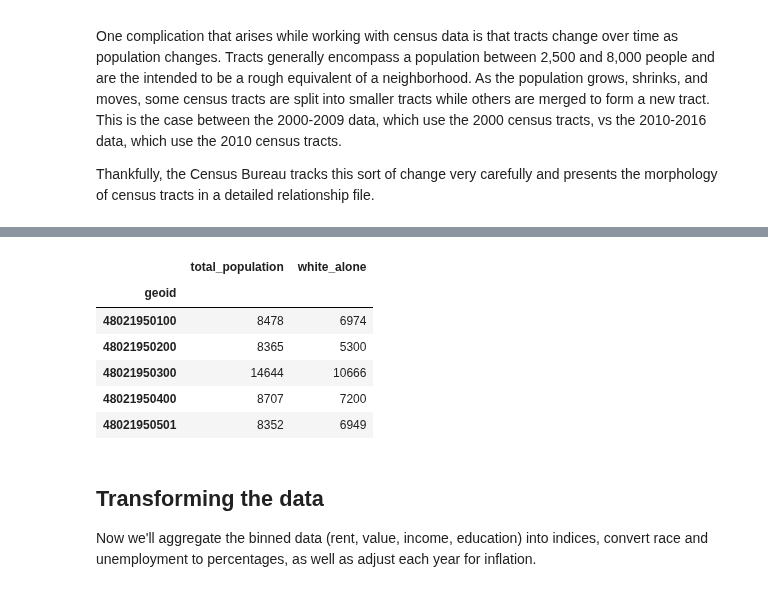
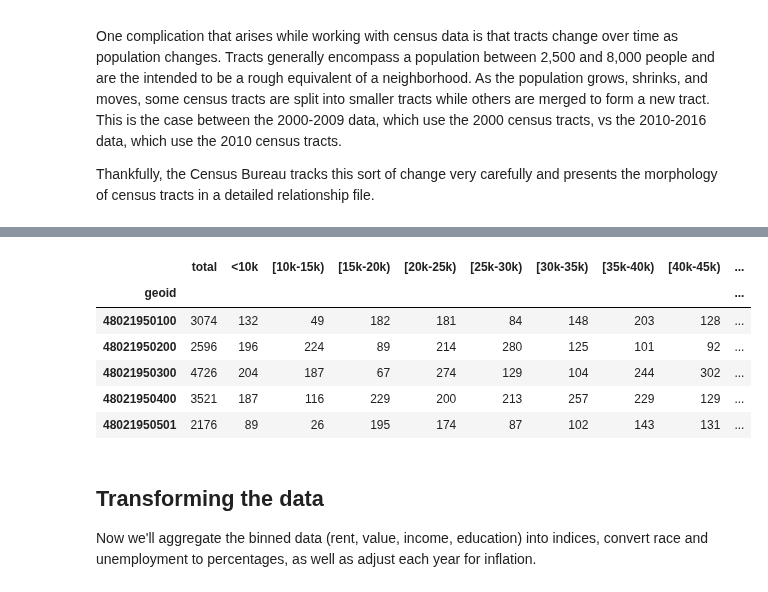
Before and after one commit to tsansom/Springboard-Data-Science, a Jupyter notebook: capstone_projects/gentrification/notebooks/1 - Data Preprocessing.ipynb, the cells around one changed output, grey strips where cells are left out. Cells and saved outputs as stored; diff of their text form; code cells hidden in the pictures.

```diff
--- a/capstone_projects/gentrification/notebooks/1 - Data Preprocessing.ipynb
+++ b/capstone_projects/gentrification/notebooks/1 - Data Preprocessing.ipynb
@@ -326,13 +326,13 @@ _ = fig.savefig('../figures/home_value_comparison.png', dpi=500, transparent=Tru
 # %%
-all_data['2016']['race'].head()
+all_data['2016']['income'].head()
 # %% [output]
-|  | total_population | white_alone |
-| geoid |  |  |
-| 48021950100 | 8478 | 6974 |
-| 48021950200 | 8365 | 5300 |
-| 48021950300 | 14644 | 10666 |
-| 48021950400 | 8707 | 7200 |
-| 48021950501 | 8352 | 6949 |
+|  | total | <10k | [10k-15k) | [15k-20k) | [20k-25k) | [25k-30k) | [30k-35k) | [35k-40k) | [40k-45k) | ... |
+| geoid |  |  |  |  |  |  |  |  |  | ... |
+| 48021950100 | 3074 | 132 | 49 | 182 | 181 | 84 | 148 | 203 | 128 | ... |
+| 48021950200 | 2596 | 196 | 224 | 89 | 214 | 280 | 125 | 101 | 92 | ... |
+| 48021950300 | 4726 | 204 | 187 | 67 | 274 | 129 | 104 | 244 | 302 | ... |
+| 48021950400 | 3521 | 187 | 116 | 229 | 200 | 213 | 257 | 229 | 129 | ... |
+| 48021950501 | 2176 | 89 | 26 | 195 | 174 | 87 | 102 | 143 | 131 | ... |
 # %% [markdown]
 ## Transforming the data
 Now we'll aggregate the binned data (rent, value, income, education) into indices, convert race and unemployment to percentages, as well as adjust each year for inflation.
```
Also changed, not shown: parts of 4 cells of this notebook, 4 other files.
